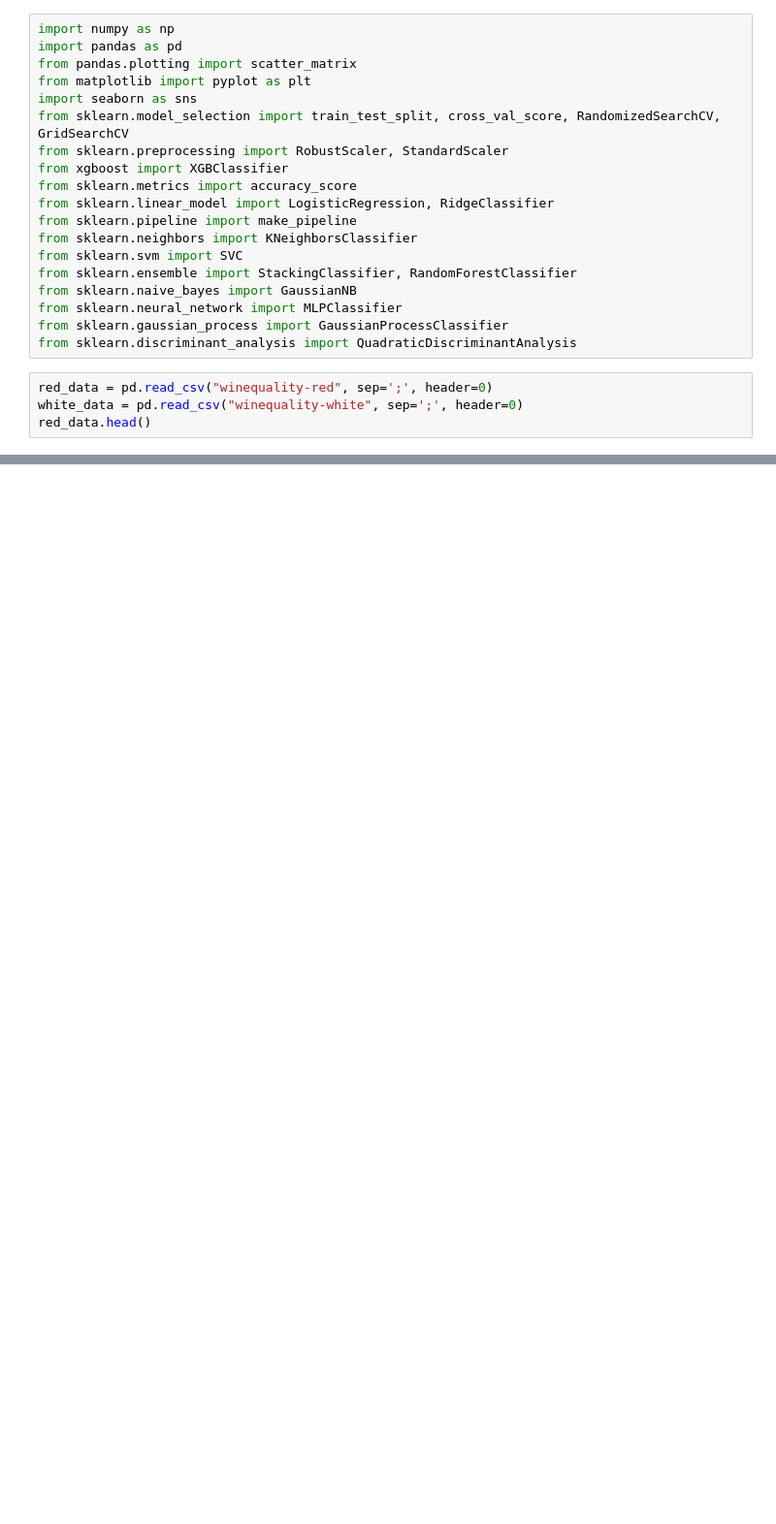
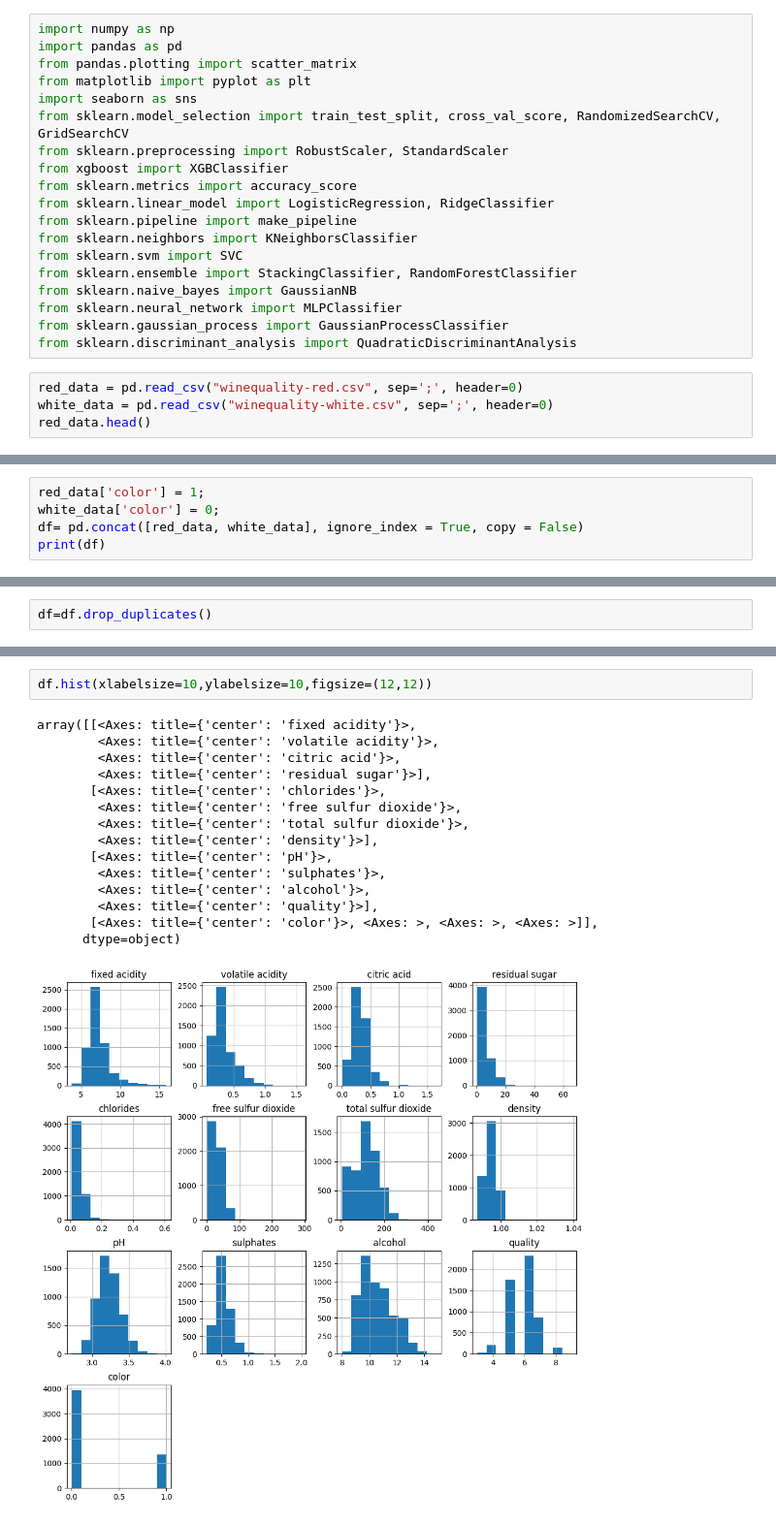
Before and after one commit to Fededasilva17/examencd3, a Jupyter notebook: notebook.ipynb, the cells around one changed output, grey strips where cells are left out. Shown at 97% size. Drawn from its saved outputs; the diff is of its cells as text; blank space fills up the shorter version.

```diff
--- a/notebook.ipynb
+++ b/notebook.ipynb
@@ -18,7 +18,7 @@ from sklearn.neural_network import MLPClassifier
 from sklearn.gaussian_process import GaussianProcessClassifier
 from sklearn.discriminant_analysis import QuadraticDiscriminantAnalysis
 # %%
-red_data = pd.read_csv("winequality-red", sep=';', header=0)
-white_data = pd.read_csv("winequality-white", sep=';', header=0)
+red_data = pd.read_csv("winequality-red.csv", sep=';', header=0)
+white_data = pd.read_csv("winequality-white.csv", sep=';', header=0)
 red_data.head()
 # %% [output]
@@ -25,0 +40,5 @@ FileNotFoundError: [Errno 2] No such file or directory: 'winequality-red'
+# %%
+red_data['color'] = 1;
+white_data['color'] = 0;
+df= pd.concat([red_data, white_data], ignore_index = True, copy = False)
+print(df)
@@ -25,0 +102,2 @@ FileNotFoundError: [Errno 2] No such file or directory: 'winequality-red'
+# %%
+df=df.drop_duplicates()
@@ -25,0 +125,18 @@ FileNotFoundError: [Errno 2] No such file or directory: 'winequality-red'
+# %%
+df.hist(xlabelsize=10,ylabelsize=10,figsize=(12,12))
+# %% [output]
+array([[<Axes: title={'center': 'fixed acidity'}>,
+        <Axes: title={'center': 'volatile acidity'}>,
+        <Axes: title={'center': 'citric acid'}>,
+        <Axes: title={'center': 'residual sugar'}>],
+       [<Axes: title={'center': 'chlorides'}>,
+        <Axes: title={'center': 'free sulfur dioxide'}>,
+        <Axes: title={'center': 'total sulfur dioxide'}>,
+        <Axes: title={'center': 'density'}>],
+       [<Axes: title={'center': 'pH'}>,
+        <Axes: title={'center': 'sulphates'}>,
+        <Axes: title={'center': 'alcohol'}>,
+        <Axes: title={'center': 'quality'}>],
+       [<Axes: title={'center': 'color'}>, <Axes: >, <Axes: >, <Axes: >]],
+      dtype=object)
+[figure, added]
```
Also changed, not shown: parts of 17 cells of this notebook.
